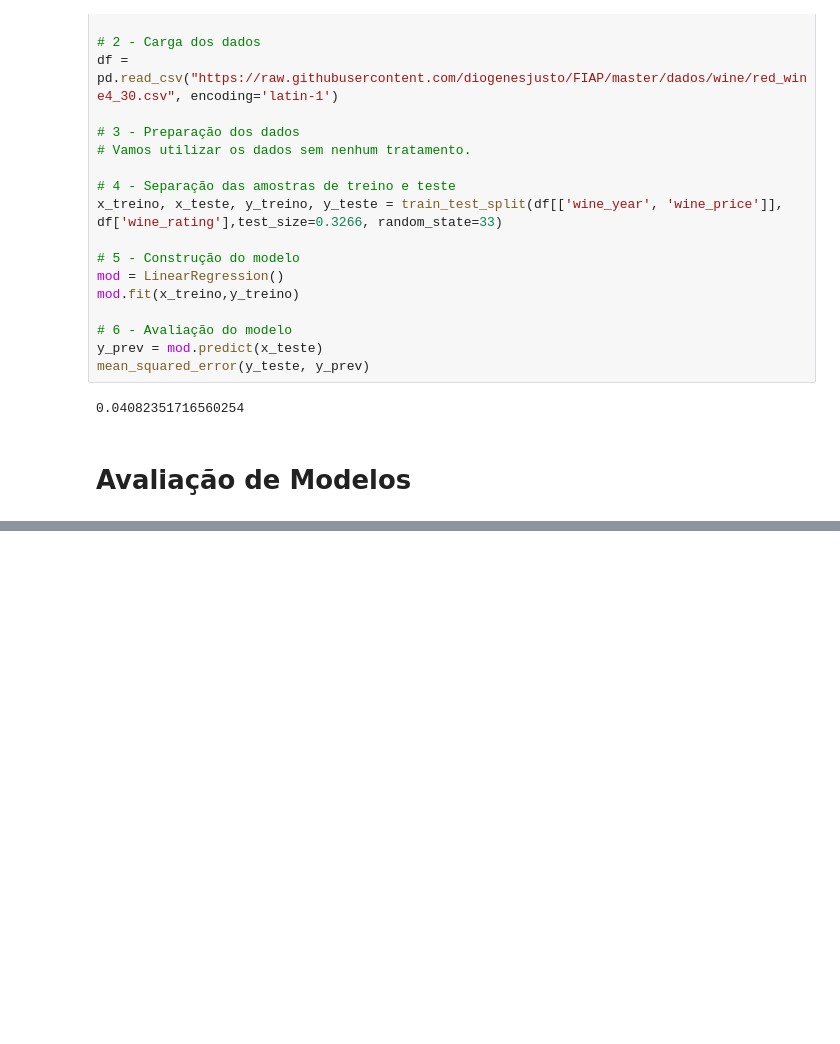
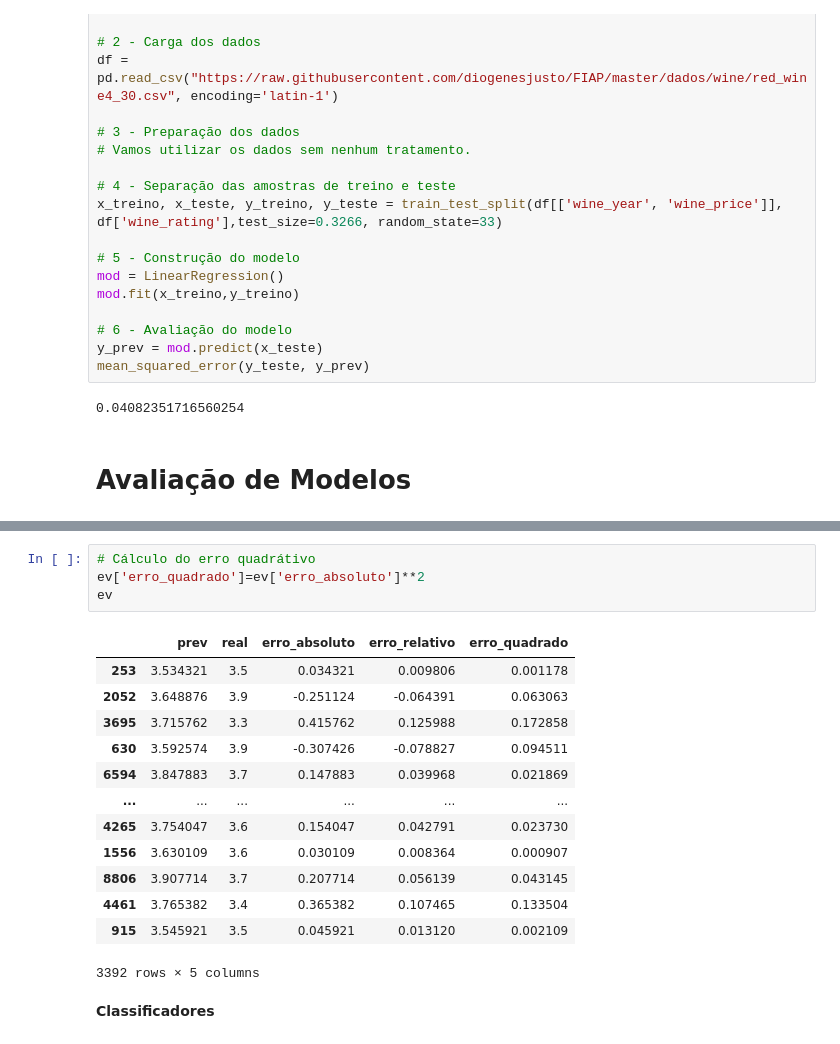
Before and after one commit to CarolineAndradeR/Data-Science, a Jupyter notebook: Modelagem_Preditiva.ipynb, the cells around one changed output, grey strips where cells are left out. Saved outputs shown, nothing was run; the diff lists cells and outputs as text; blank space fills up the shorter version.

```diff
--- a/Modelagem_Preditiva.ipynb
+++ b/Modelagem_Preditiva.ipynb
@@ -90,0 +174,20 @@ A previsão é "boa"  quando acertamos, e “ruim”, quando erramos. Mas a resp
+# %%
+# Cálculo do erro quadrátivo
+ev['erro_quadrado']=ev['erro_absoluto']**2
+ev
+# %% [output]
+|  | prev | real | erro_absoluto | erro_relativo | erro_quadrado |
+| 253 | 3.534321 | 3.5 | 0.034321 | 0.009806 | 0.001178 |
+| 2052 | 3.648876 | 3.9 | -0.251124 | -0.064391 | 0.063063 |
+| 3695 | 3.715762 | 3.3 | 0.415762 | 0.125988 | 0.172858 |
+| 630 | 3.592574 | 3.9 | -0.307426 | -0.078827 | 0.094511 |
+| 6594 | 3.847883 | 3.7 | 0.147883 | 0.039968 | 0.021869 |
+| ... | ... | ... | ... | ... | ... |
+| 4265 | 3.754047 | 3.6 | 0.154047 | 0.042791 | 0.023730 |
+| 1556 | 3.630109 | 3.6 | 0.030109 | 0.008364 | 0.000907 |
+| 8806 | 3.907714 | 3.7 | 0.207714 | 0.056139 | 0.043145 |
+| 4461 | 3.765382 | 3.4 | 0.365382 | 0.107465 | 0.133504 |
+| 915 | 3.545921 | 3.5 | 0.045921 | 0.013120 | 0.002109 |
+3392 rows × 5 columns
+# %% [markdown]
+**Classificadores**
```
Also changed, not shown: parts of 16 cells of this notebook.
